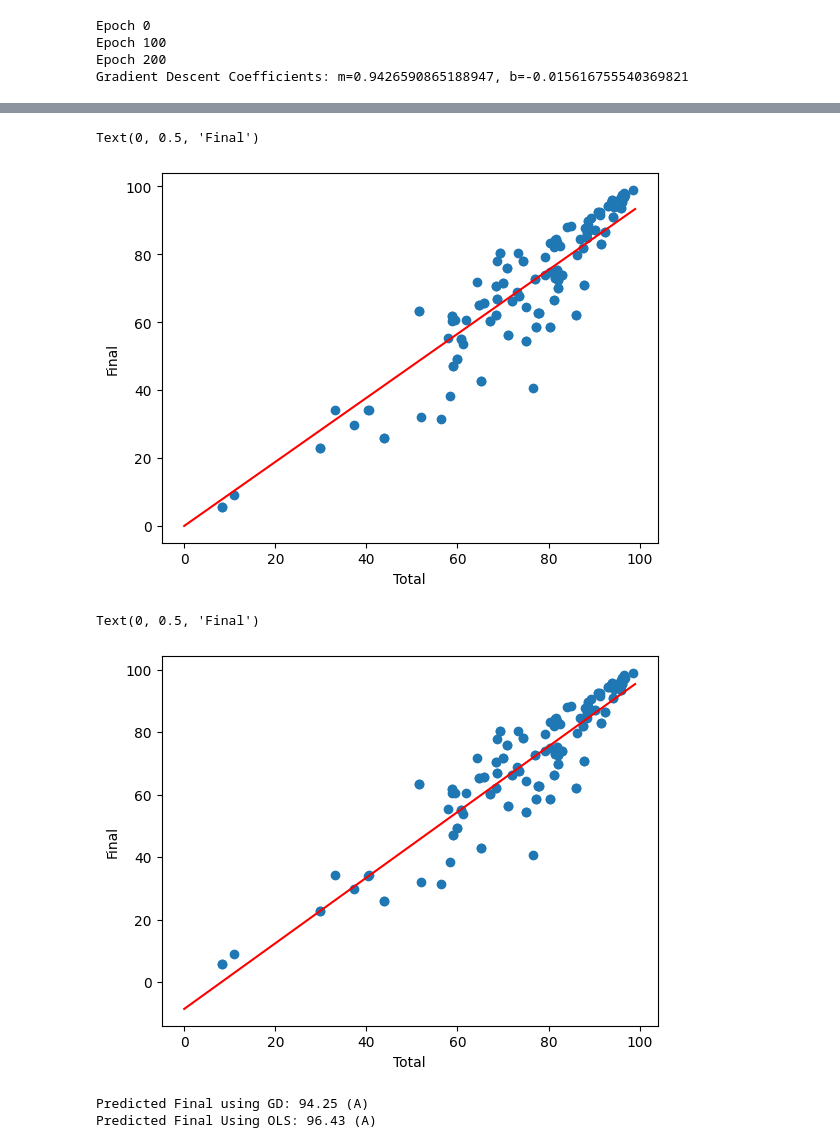
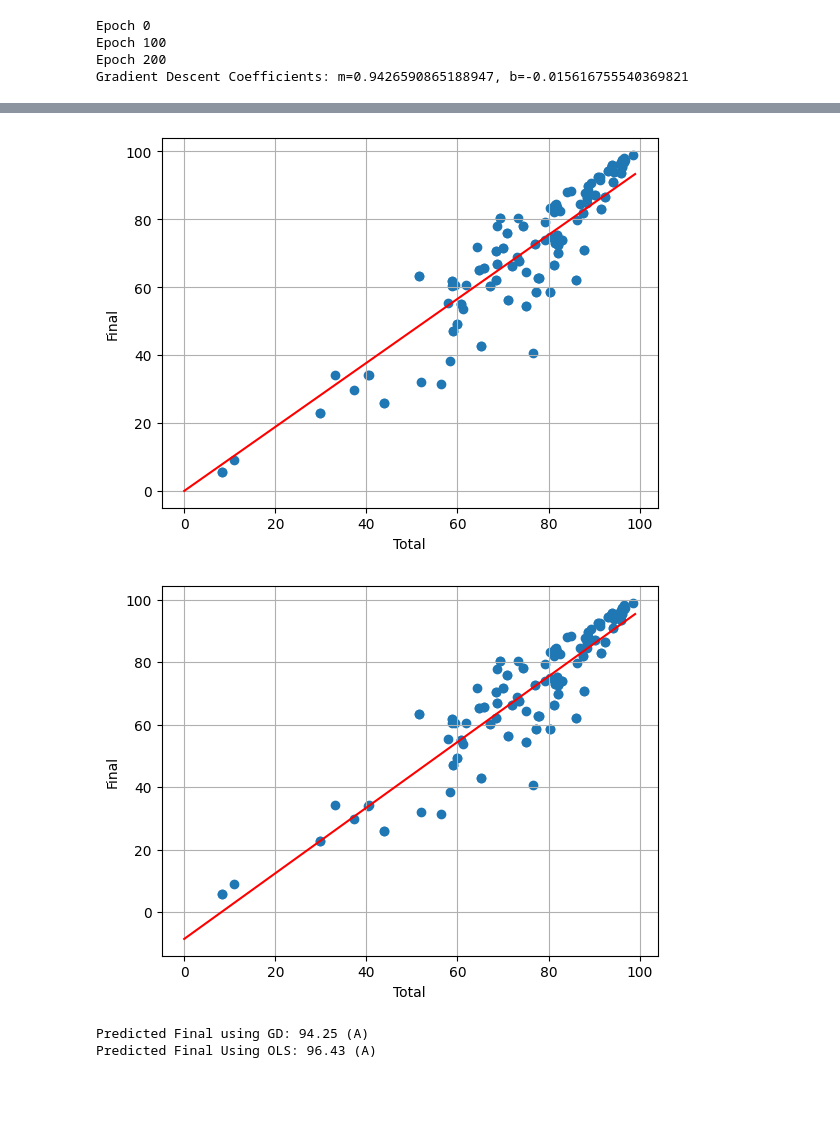
Before and after one commit to Wushington/AI-Research-Project, a Jupyter notebook: OlsGdTest.ipynb, the cells around one changed output, grey strips where cells are left out. Drawn from its saved outputs; the diff is of its cells as text; code cells hidden in the pictures; blank space fills up the shorter version.

```diff
--- a/OlsGdTest.ipynb
+++ b/OlsGdTest.ipynb
@@ -79,21 +76,21 @@ plt.scatter(data.Total, data.Final)
 plt.plot(list(range(0, 100)), [gd_m * x + gd_b for x in range(0, 100)], color='red')
 plt.xlabel('Total')
 plt.ylabel('Final')
+plt.grid()
 # %% [output]
-Text(0, 0.5, 'Final')
-[figure, old version]
+[figure, new version]
 # %%
 # Predict using Ordinary Least Squares
 ols_final = ols_m * total + ols_b
 
 # Plot the data
 plt.scatter(data.Total, data.Final)
 plt.plot(list(range(0, 100)), [ols_m * x + ols_b for x in range(0, 100)], color='red')
 plt.xlabel('Total')
 plt.ylabel('Final')
+plt.grid()
 # %% [output]
-Text(0, 0.5, 'Final')
-[figure, old version]
+[figure, new version]
 # %%
 # Convert to letter grade
 grade = 'A' if gd_final >= 90 else 'B' if gd_final >= 80 else 'C' if gd_final >= 70 else 'D' if gd_final >= 60 else 'F'
```
Also changed, not shown: parts of 1 cell of this notebook.
